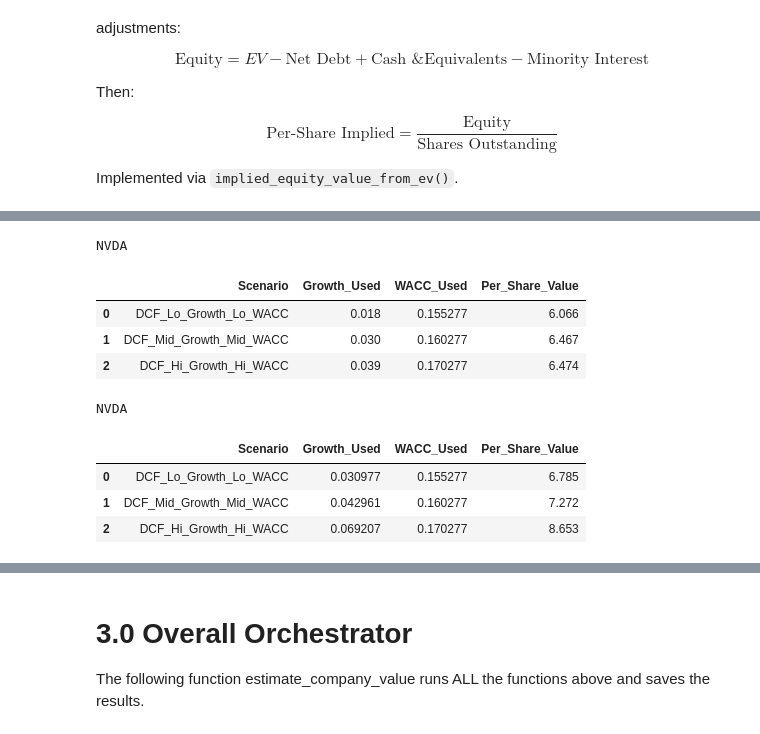
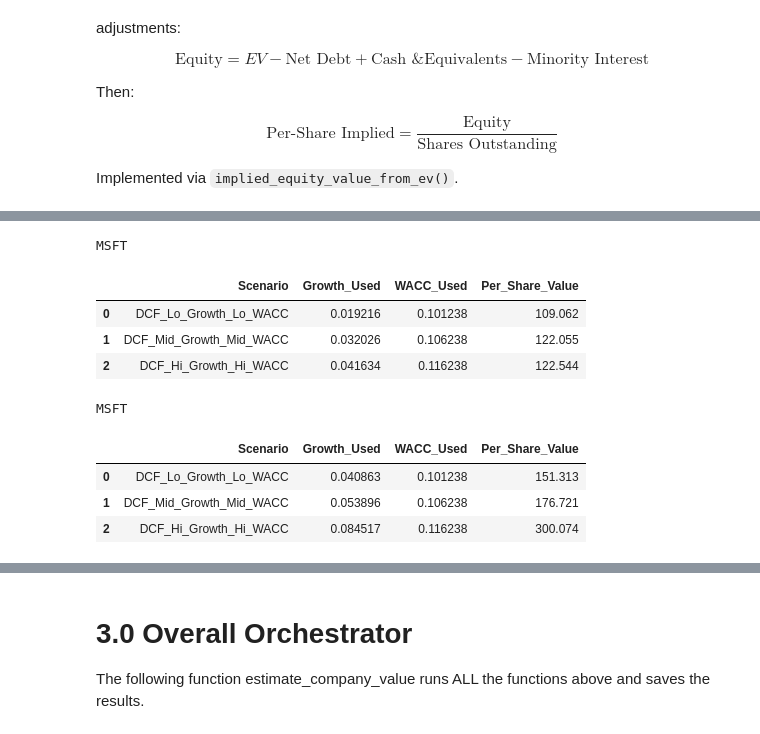
Before and after one commit to ZhijingEu/value-investing-tools, a Jupyter notebook: ValueInvestingTools_DemoNotebook..ipynb, the cells around one changed output, grey strips where cells are left out. Saved outputs shown, nothing was run; the diff lists cells and outputs as text; code cells hidden in the pictures.

```diff
--- a/ValueInvestingTools_DemoNotebook..ipynb
+++ b/ValueInvestingTools_DemoNotebook..ipynb
@@ -616,22 +616,24 @@ Therefore this function estimates the
 # %%
-print(peer5)
-dcf = vit.dcf_three_scenarios(peer5) #let's switch focus to another peer
+print(target_ticker)
+dcf = vit.dcf_three_scenarios(target_ticker) #let's switch focus to another peer
 dcf
 # %% [output]
-NVDA
+MSFT
 |  | Scenario | Growth_Used | WACC_Used | Per_Share_Value |
-| 0 | DCF_Lo_Growth_Lo_WACC | 0.018 | 0.155277 | 6.066 |
-| 1 | DCF_Mid_Growth_Mid_WACC | 0.030 | 0.160277 | 6.467 |
-| 2 | DCF_Hi_Growth_Hi_WACC | 0.039 | 0.170277 | 6.474 |
+| 0 | DCF_Lo_Growth_Lo_WACC | 0.019216 | 0.101238 | 109.062 |
+| 1 | DCF_Mid_Growth_Mid_WACC | 0.032026 | 0.106238 | 122.055 |
+| 2 | DCF_Hi_Growth_Hi_WACC | 0.041634 | 0.116238 | 122.544 |
 # %%
-print(peer5)
-dcf = vit.dcf_three_scenarios(peer5,
-    peer_tickers=[target_ticker,peer1,peer2,peer3,peer4]) # Can define the peers to estimate growth based on average growth of peers
-
+print(target_ticker)
+dcf = vit.dcf_three_scenarios(target_ticker,
+    peer_tickers=[peer1,peer2,peer3,peer4,peer5]) # Can define the peers to estimate growth based on average growth of peers
+#    years=5,
+#    risk_free_rate=0.045,
+#    equity_risk_premium=0.060 )
 dcf
 # %% [output]
-NVDA
+MSFT
 |  | Scenario | Growth_Used | WACC_Used | Per_Share_Value |
-| 0 | DCF_Lo_Growth_Lo_WACC | 0.030977 | 0.155277 | 6.785 |
-| 1 | DCF_Mid_Growth_Mid_WACC | 0.042961 | 0.160277 | 7.272 |
-| 2 | DCF_Hi_Growth_Hi_WACC | 0.069207 | 0.170277 | 8.653 |
+| 0 | DCF_Lo_Growth_Lo_WACC | 0.040863 | 0.101238 | 151.313 |
+| 1 | DCF_Mid_Growth_Mid_WACC | 0.053896 | 0.106238 | 176.721 |
+| 2 | DCF_Hi_Growth_Hi_WACC | 0.084517 | 0.116238 | 300.074 |
```
Also changed, not shown: parts of 20 cells of this notebook, 3 other files.
